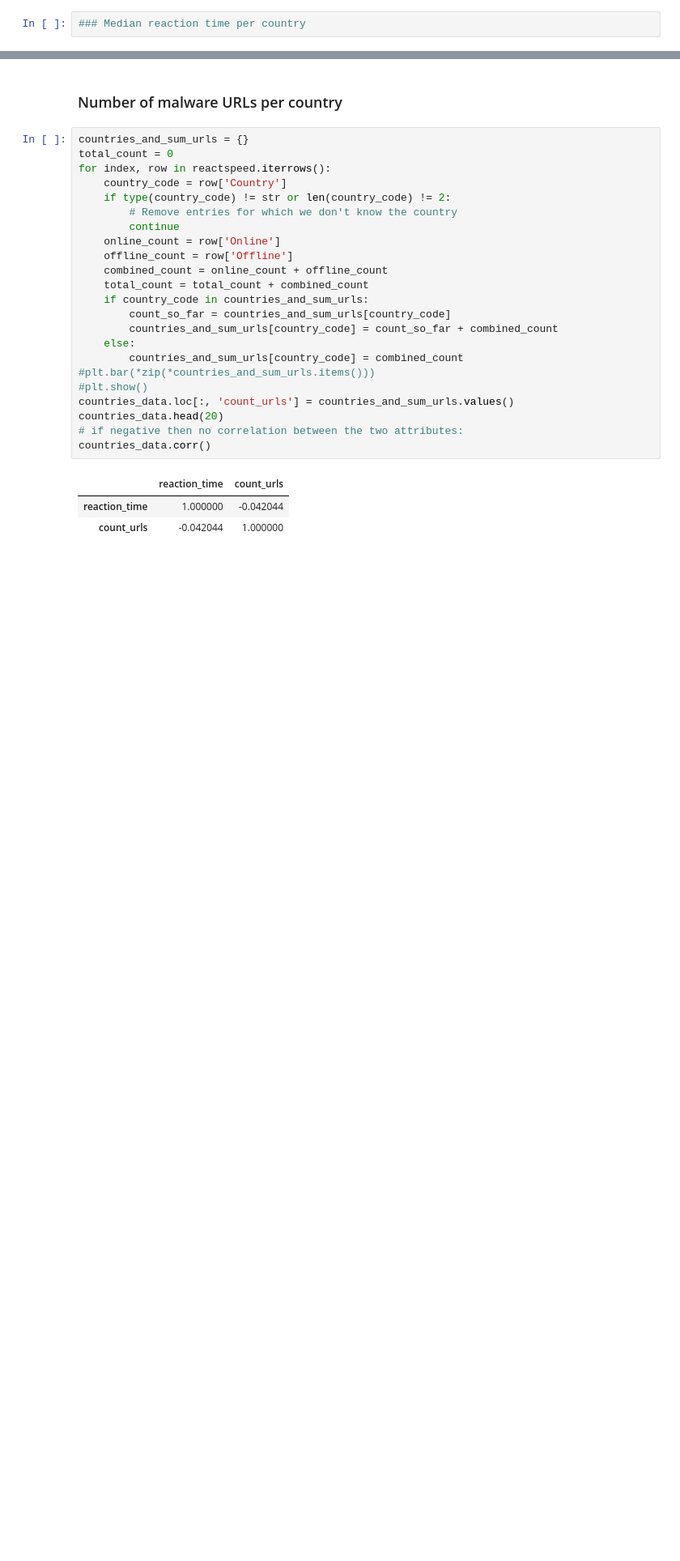
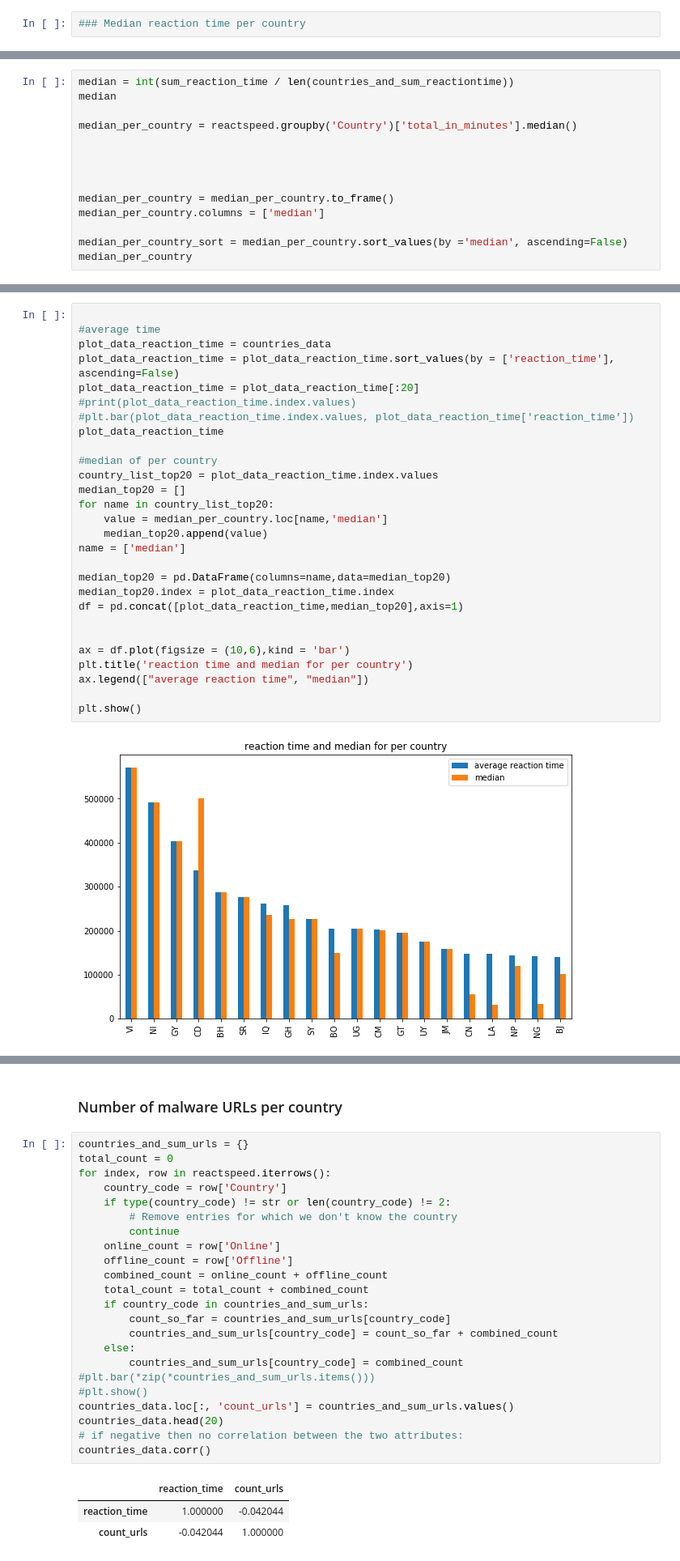
Before and after one commit to tderoon/Cybereconomicsgroup4, a Jupyter notebook: explored_data_sm.ipynb, the cells around one changed output, grey strips where cells are left out. Shown: that part at 81% size. Cells and saved outputs as stored; diff of their text form; blank space fills up the shorter version.

```diff
--- a/explored_data_sm.ipynb
+++ b/explored_data_sm.ipynb
@@ -118,0 +117,14 @@ median
+# %%
+median = int(sum_reaction_time / len(countries_and_sum_reactiontime))
+median
+
+median_per_country = reactspeed.groupby('Country')['total_in_minutes'].median()
+
+
+
+
+median_per_country = median_per_country.to_frame()
+median_per_country.columns = ['median']
+
+median_per_country_sort = median_per_country.sort_values(by ='median', ascending=False)
+median_per_country
@@ -118,0 +150,30 @@ median
+# %%
+
+#average time
+plot_data_reaction_time = countries_data
+plot_data_reaction_time = plot_data_reaction_time.sort_values(by = ['reaction_time'], ascending=False)
+plot_data_reaction_time = plot_data_reaction_time[:20]
+#print(plot_data_reaction_time.index.values)
+#plt.bar(plot_data_reaction_time.index.values, plot_data_reaction_time['reaction_time'])
+plot_data_reaction_time
+
+#median of per country
+country_list_top20 = plot_data_reaction_time.index.values
+median_top20 = []
+for name in country_list_top20:
+    value = median_per_country.loc[name,'median']
+    median_top20.append(value)
+name = ['median']
+
+median_top20 = pd.DataFrame(columns=name,data=median_top20)
+median_top20.index = plot_data_reaction_time.index
+df = pd.concat([plot_data_reaction_time,median_top20],axis=1)
+
+
+ax = df.plot(figsize = (10,6),kind = 'bar')
+plt.title('reaction time and median for per country')
+ax.legend(["average reaction time", "median"])
+
+plt.show()
+# %% [output]
+[figure, added]
```
Also changed, not shown: parts of 15 cells of this notebook.
